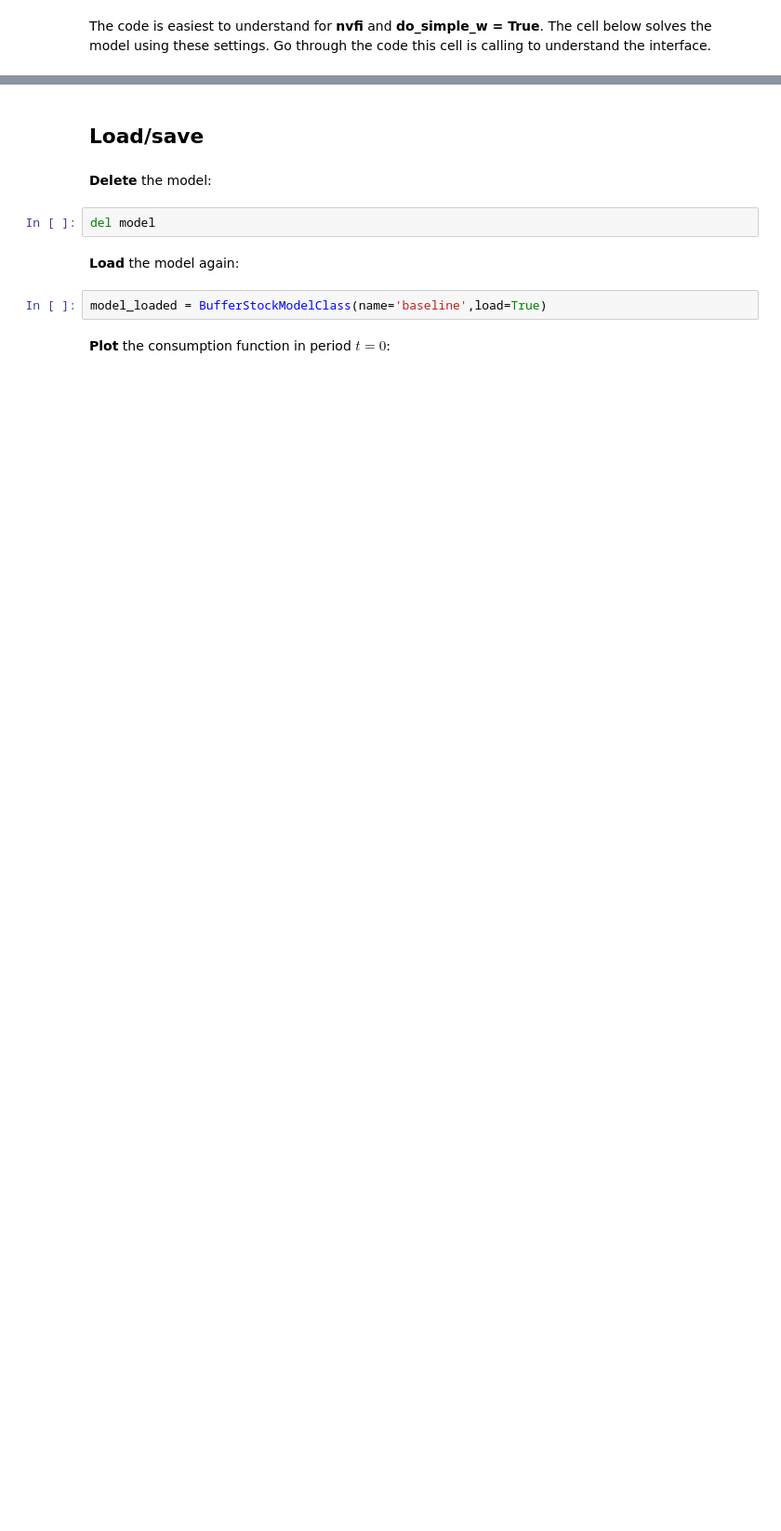
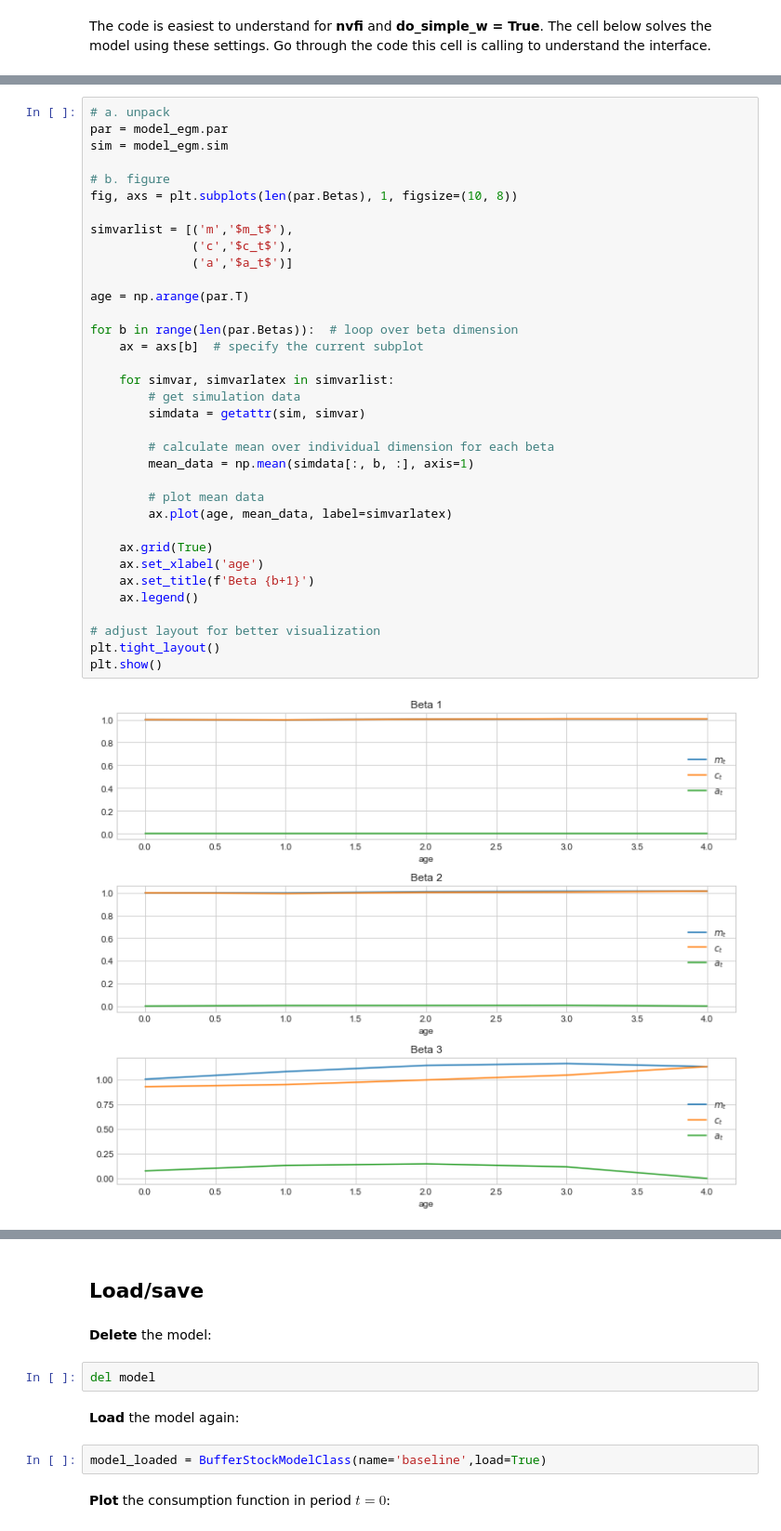
Before and after one commit to HansChristianPOLIT/LostInOptimization, a Jupyter notebook: Jeppe/01. BufferStockModel/01. BufferStockModel.ipynb, the cells around one changed output, grey strips where cells are left out. Shown at 93% size. Cells and saved outputs as stored; diff of their text form; blank space fills up the shorter version.

```diff
--- a/Jeppe/01. BufferStockModel/01. BufferStockModel.ipynb
+++ b/Jeppe/01. BufferStockModel/01. BufferStockModel.ipynb
@@ -171,0 +150,37 @@ model simulated in 2.0 secs
+# %%
+# a. unpack
+par = model_egm.par
+sim = model_egm.sim
+
+# b. figure
+fig, axs = plt.subplots(len(par.Betas), 1, figsize=(10, 8))
+
+simvarlist = [('m','$m_t$'),
+              ('c','$c_t$'),
+              ('a','$a_t$')]
+
+age = np.arange(par.T)
+
+for b in range(len(par.Betas)):  # loop over beta dimension
+    ax = axs[b]  # specify the current subplot
+
+    for simvar, simvarlatex in simvarlist:
+        # get simulation data
+        simdata = getattr(sim, simvar)
+
+        # calculate mean over individual dimension for each beta
+        mean_data = np.mean(simdata[:, b, :], axis=1)
+
+        # plot mean data
+        ax.plot(age, mean_data, label=simvarlatex)
+
+    ax.grid(True)
+    ax.set_xlabel('age')
+    ax.set_title(f'Beta {b+1}')
+    ax.legend()
+
+# adjust layout for better visualization
+plt.tight_layout()
+plt.show()
+# %% [output]
+[figure, added]
```
Also changed, not shown: parts of 30 cells of this notebook, 17 other files.
